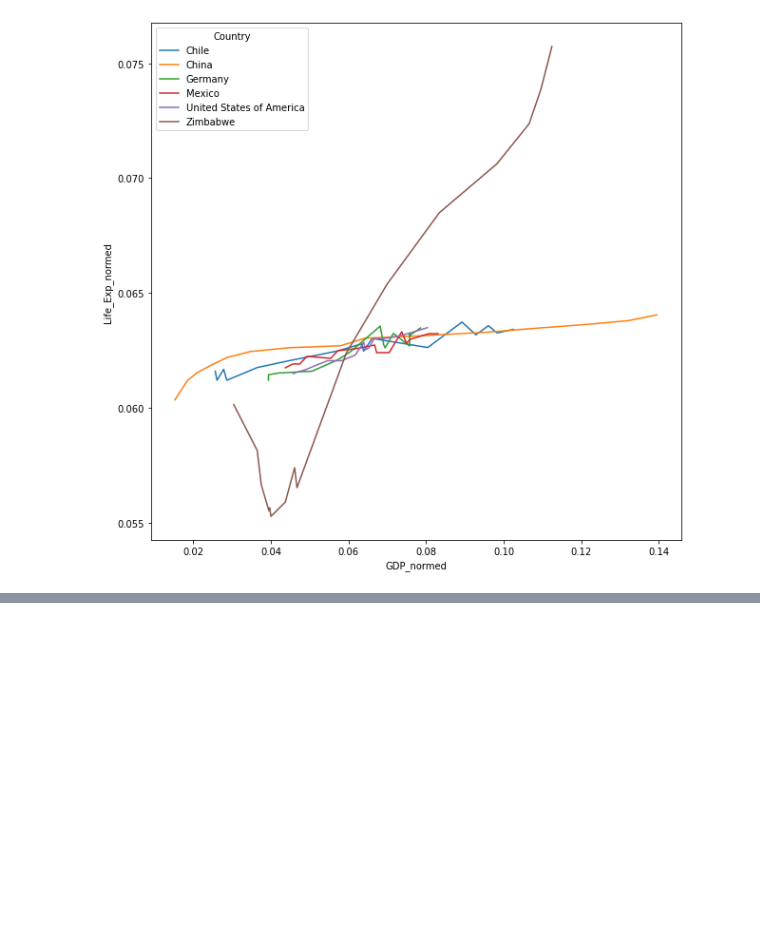
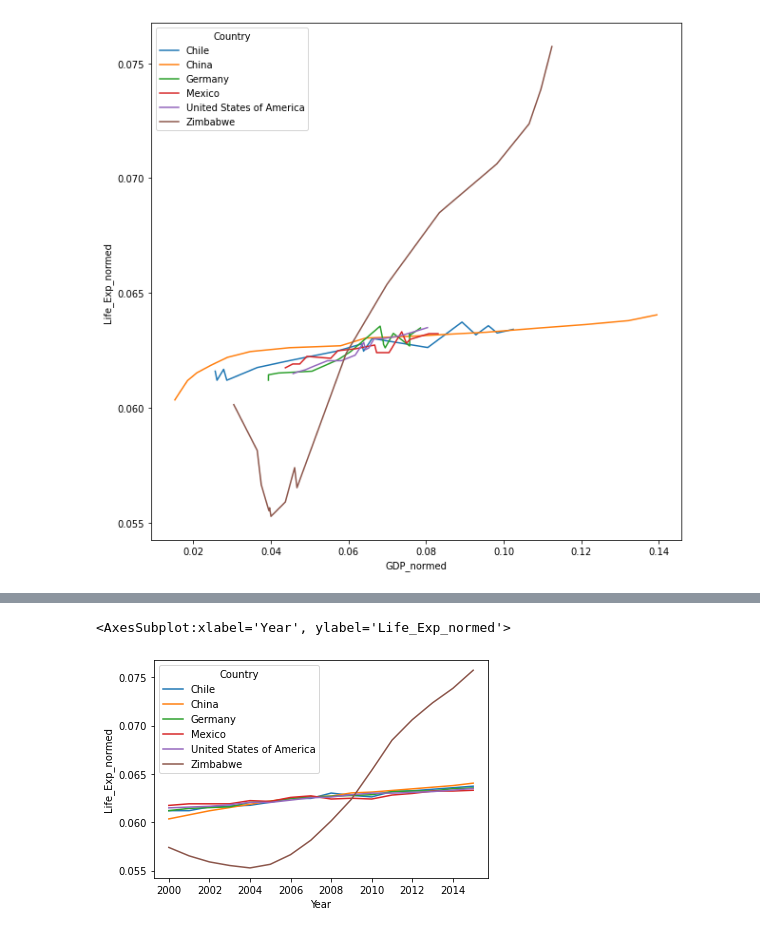
Before and after one commit to alex8098/GDP_LifeExpectancy, a Jupyter notebook: life_expectancy_gdp.ipynb, the cells around one changed output, grey strips where cells are left out. Drawn from its saved outputs; the diff is of its cells as text; code cells hidden in the pictures; blank space fills up the shorter version.

```diff
--- a/life_expectancy_gdp.ipynb
+++ b/life_expectancy_gdp.ipynb
@@ -105,0 +123,5 @@ Seems like GDP has a stronger effect on Zimbabwe
+# %%
+sns.lineplot(data=df, x='Year', y='Life_Exp_normed', hue='Country')
+# %% [output]
+<AxesSubplot:xlabel='Year', ylabel='Life_Exp_normed'>
+[figure, added]
```
Also changed, not shown: parts of 9 cells of this notebook, 1 other file.
